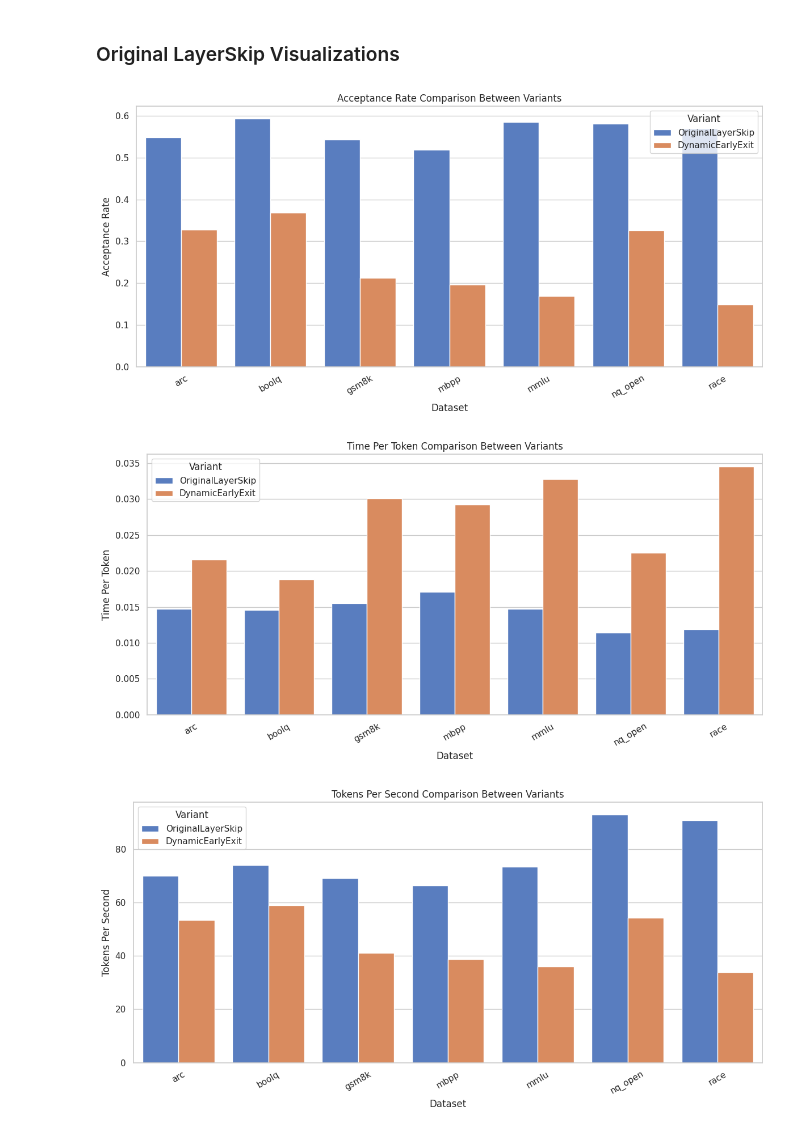
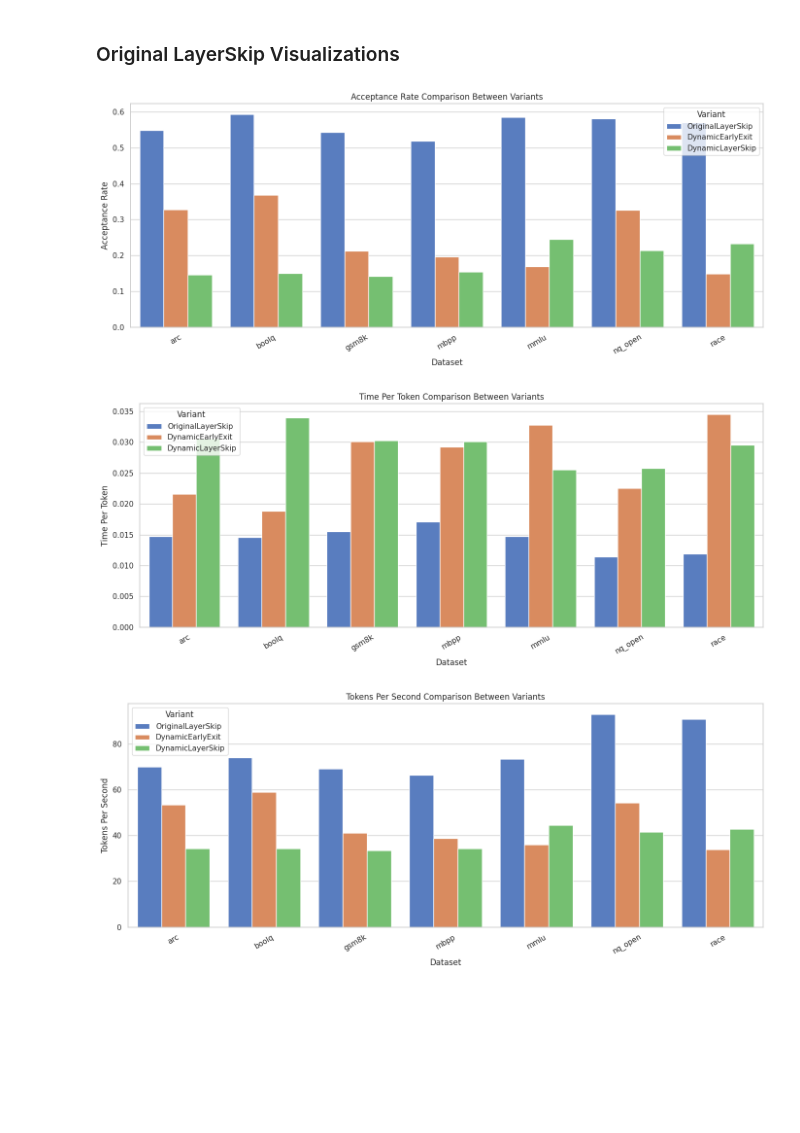
Before and after one commit to radroof22/cs7643-project-skiplayer, a Jupyter notebook: LayerSkip/logs/result_visualization.ipynb, the cells around one changed output. Cells and saved outputs as stored; diff of their text form; code cells hidden in the pictures; blank space fills up the shorter version.

Commit message:
Updated visualizations to include dynamic layer skip

```diff
--- a/LayerSkip/logs/result_visualization.ipynb
+++ b/LayerSkip/logs/result_visualization.ipynb
@@ -9,8 +9,8 @@ import re
 import pandas as pd
 import matplotlib.pyplot as plt
 import seaborn as sns
-import numpy as np
 
+# Step 1: Define the metrics you want to plot
 metrics_to_plot = ["acceptance_rate", "time_per_token", "tokens_per_second"]
 
 # Step 2: Function to load JSON files
@@ -27,11 +27,14 @@ def load_benchmarks(path_pattern, label):
 
         metrics = parsed_data[-1]
 
-        filename = file_path.split('/')[-1].replace('.json', '')
-        dataset = re.sub(r'benchmark_(.*?)_(original|dynamicearlyexit)', r'\1', filename)
+        dataset_name = file_path.split('/')[-1].replace('.json', '')
+
+        # Clean up dataset name: remove all unwanted suffixes
+        dataset_name = dataset_name.replace('benchmark_', '')
+        dataset_name = re.sub(r'_(original|dynamicearlyexit|non_finetuned_dynamic_layer_skip)$', '', dataset_name)
 
         result = {
-            "dataset": dataset,
+            "dataset": dataset_name,
             "variant": label,
             "acceptance_rate": metrics["acceptance_rate"]["mean"],
             "time_per_token": metrics["time_per_token"]["mean"],
@@ -41,36 +44,42 @@ def load_benchmarks(path_pattern, label):
 
     return results
 
+# Step 3: Load all three sets
 original_results = load_benchmarks('OriginalLayerSkip/*.json', label='OriginalLayerSkip')
-dynamic_results = load_benchmarks('DynamicEarlyExit/*.json', label='DynamicEarlyExit')
+dynamic_early_exit_results = load_benchmarks('DynamicEarlyExit/*.json', label='DynamicEarlyExit')
+dynamic_layer_skip_results = load_benchmarks('DynamicLayerSkip/*.json', label='DynamicLayerSkip')
 
-df = pd.DataFrame(original_results + dynamic_results)
+# Combine into a single DataFrame
+df = pd.DataFrame(original_results + dynamic_early_exit_results + dynamic_layer_skip_results)
 
+# Step 4: Set plotting style
 sns.set_theme(style="whitegrid")
 
+# Step 5: Plot each metric
 for metric in metrics_to_plot:
-    plt.figure(figsize=(12, 6))
+    plt.figure(figsize=(14, 6))
 
+    # Make sure datasets are sorted consistently
     order = sorted(df['dataset'].unique())
 
     sns.barplot(
         data=df,
         x="dataset",
         y=metric,
         hue="variant",
         order=order,
         palette="muted"
     )
 
     plt.title(f'{metric.replace("_", " ").title()} Comparison Between Variants')
     plt.ylabel(metric.replace("_", " ").title())
     plt.xlabel('Dataset')
     plt.xticks(rotation=30)
 
     plt.legend(title="Variant")
     plt.tight_layout()
     plt.show()
 # %% [output]
-[figure, old version]
+[figure, new version]
-[figure, old version]
+[figure, new version]
-[figure, old version]
+[figure, new version]
```
Also changed, not shown: parts of 2 cells of this notebook, 5 other files.
